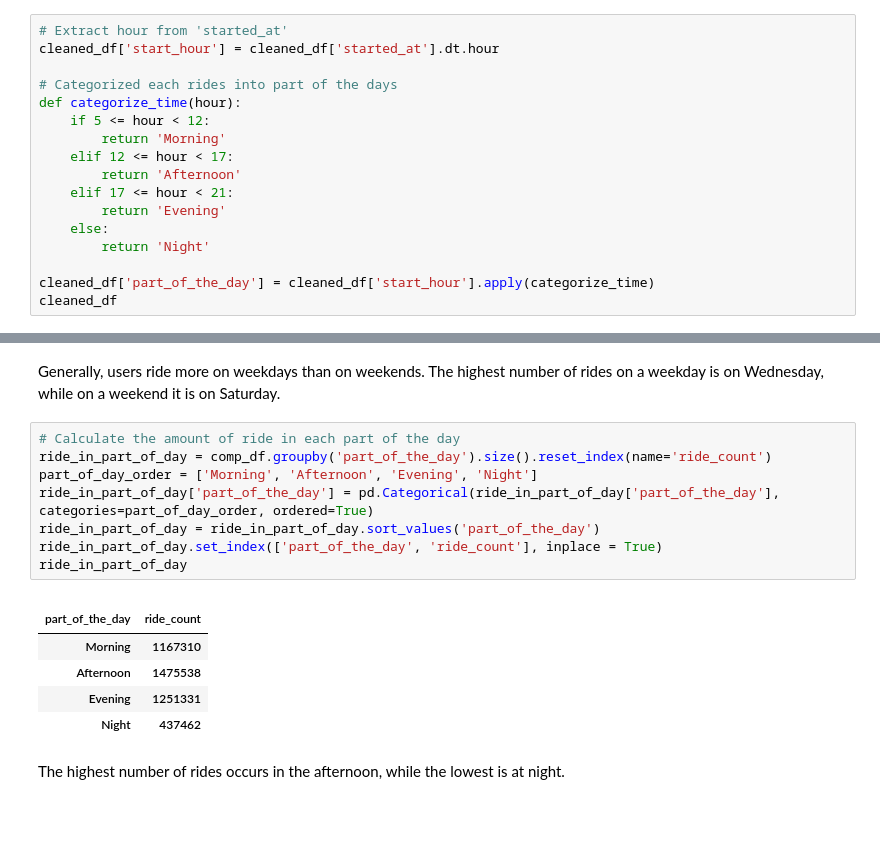
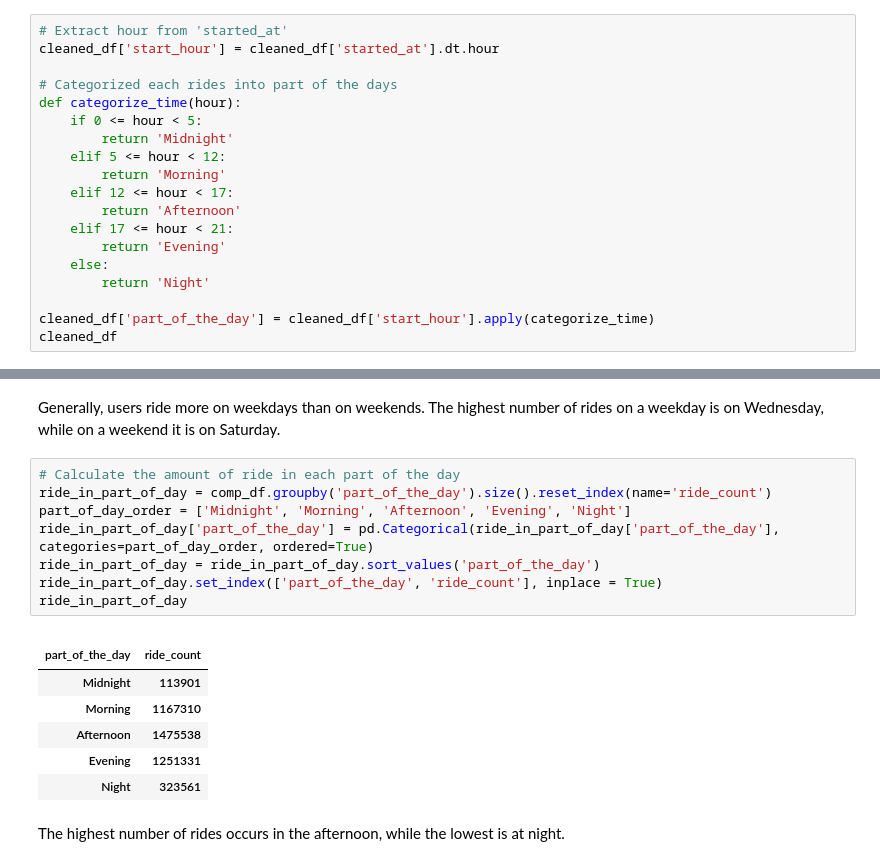
Before and after one commit to KaninPongtanavong/Cyclistic-Bike-Share-Analysis, a Jupyter notebook: Cyclistic bike-share (Process & Analyze).ipynb, the cells around one changed output, grey strips where cells are left out. Saved outputs shown, nothing was run; the diff lists cells and outputs as text; blank space fills up the shorter version.

```diff
--- a/Cyclistic bike-share (Process & Analyze).ipynb
+++ b/Cyclistic bike-share (Process & Analyze).ipynb
@@ -372,7 +372,9 @@ cleaned_df['start_hour'] = cleaned_df['started_at'].dt.hour
 
 # Categorized each rides into part of the days
 def categorize_time(hour):
-    if 5 <= hour < 12:
+    if 0 <= hour < 5:
+        return 'Midnight'
+    elif 5 <= hour < 12:
         return 'Morning'
     elif 12 <= hour < 17:
         return 'Afternoon'
@@ -644,18 +637,19 @@ Generally, users ride more on weekdays than on weekends. The highest number of r
 # %%
 # Calculate the amount of ride in each part of the day
 ride_in_part_of_day = comp_df.groupby('part_of_the_day').size().reset_index(name='ride_count')
-part_of_day_order = ['Morning', 'Afternoon', 'Evening', 'Night']
+part_of_day_order = ['Midnight', 'Morning', 'Afternoon', 'Evening', 'Night']
 ride_in_part_of_day['part_of_the_day'] = pd.Categorical(ride_in_part_of_day['part_of_the_day'], categories=part_of_day_order, ordered=True)
 ride_in_part_of_day = ride_in_part_of_day.sort_values('part_of_the_day')
 ride_in_part_of_day.set_index(['part_of_the_day', 'ride_count'], inplace = True)
 ride_in_part_of_day
 # %% [output]
 |  |  |
 | part_of_the_day | ride_count |
+| Midnight | 113901 |
 | Morning | 1167310 |
 | Afternoon | 1475538 |
 | Evening | 1251331 |
-| Night | 437462 |
+| Night | 323561 |
 # %% [markdown]
 The highest number of rides occurs in the afternoon, while the lowest is at night.
 # %% [markdown]
```
Also changed, not shown: parts of 1 cell of this notebook.
